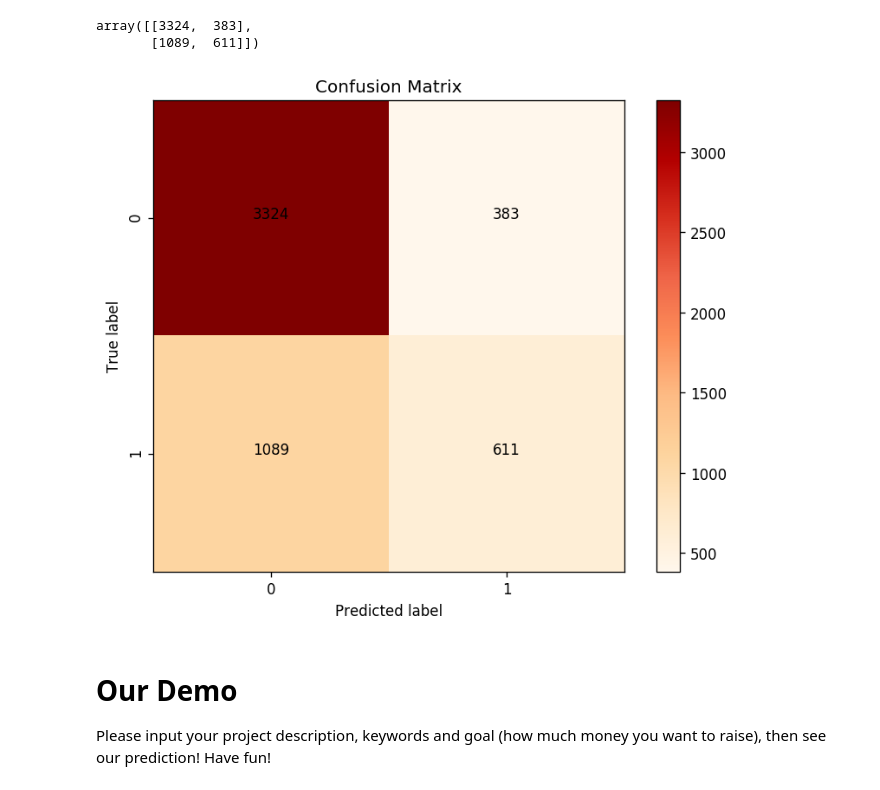
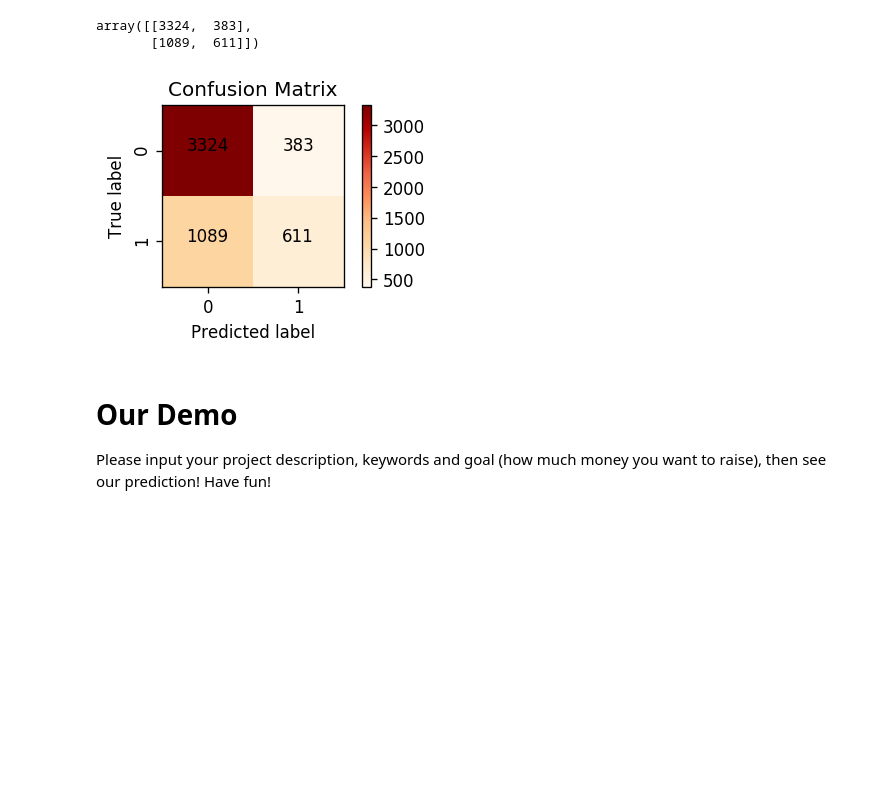
Before and after one commit to chenchenpan/Predict-The-Success-of-Crowdfunding, a Jupyter notebook: CS230 error_analysis-and-demo.ipynb, the cells around one changed output. Cells and saved outputs as stored; diff of their text form; code cells hidden in the pictures; blank space fills up the shorter version.

```diff
--- a/CS230 error_analysis-and-demo.ipynb
+++ b/CS230 error_analysis-and-demo.ipynb
@@ -212,11 +193,11 @@ for i in range(predictions.shape[0]):
         error_ids.append(i)
 # %%
 # random.shuffle(error_ids)
-
-for i in error_ids[:100]:
-    print('*' * 50)
-    print('desc: {}'.format(desc[i+n_train]))
-    print('kw: {}'.format(kw[i+n_train]))
-    print('prediction: {}'.format(predictions[i]))
-    print('proba: {}'.format(proba[i]))
-    print('gold: {}\n'.format(dev_l[i]))
+# print errors
+# for i in error_ids[:100]:
+#     print('*' * 50)
+#     print('desc: {}'.format(desc[i+n_train]))
+#     print('kw: {}'.format(kw[i+n_train]))
+#     print('prediction: {}'.format(predictions[i]))
+#     print('proba: {}'.format(proba[i]))
+#     print('gold: {}\n'.format(dev_l[i]))
@@ -283,13 +246,13 @@ def plot_confusion_matrix(cm, title='Confusion Matrix', cmap=plt.cm.OrRd):
     plt.ylabel('True label')
     plt.xlabel('Predicted label')
 # %%
-plt.figure(figsize=(8,6), dpi=120)
+plt.figure(figsize=(4,2), dpi=120)
 plot_confusion_matrix(cm, title='Confusion Matrix')
 #show confusion matrix
 plt.savefig('/home/ubuntu/Notebooks/images/confusion_matrix')
 plt.show()
 # %% [output]
-[figure, old version]
+[figure, new version]
 # %% [markdown]
 # Our Demo
 Please input your project description, keywords and goal (how much money you want to raise), then see our prediction!
```
Also changed, not shown: parts of 2 cells of this notebook.
